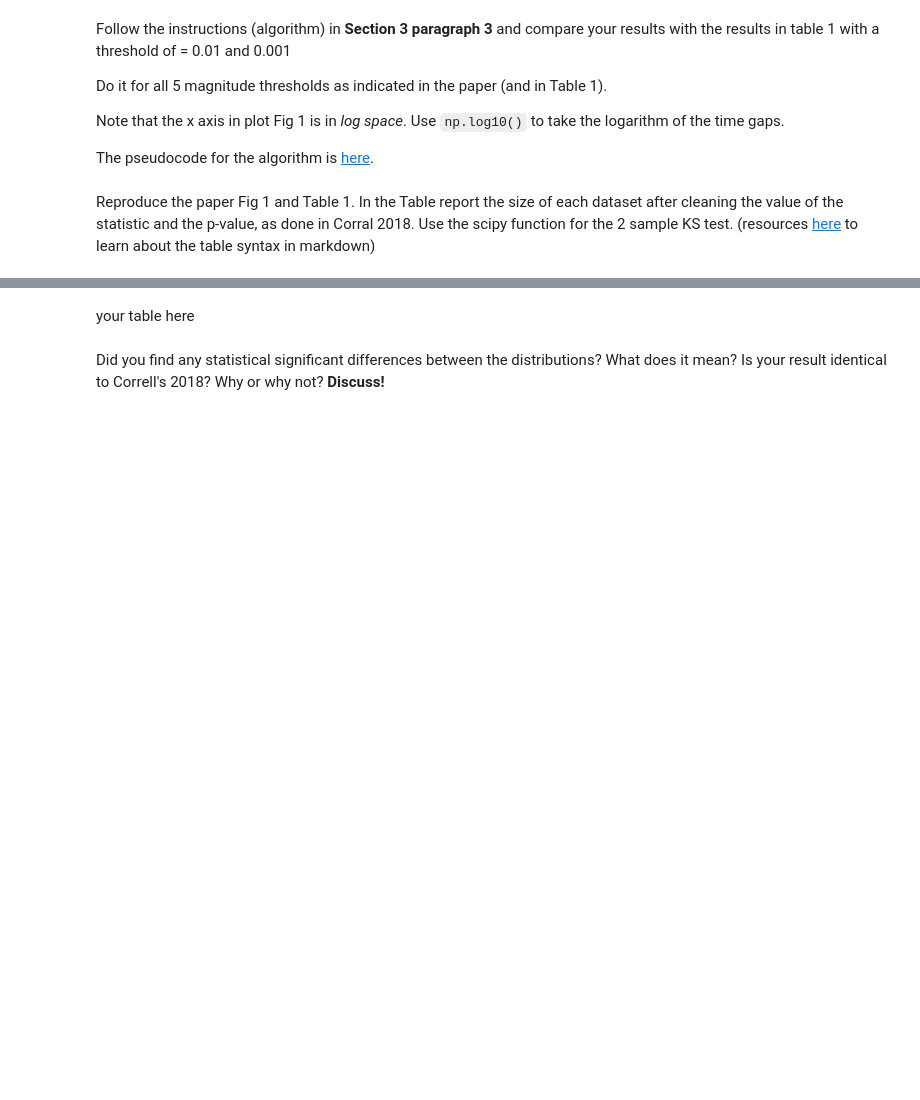
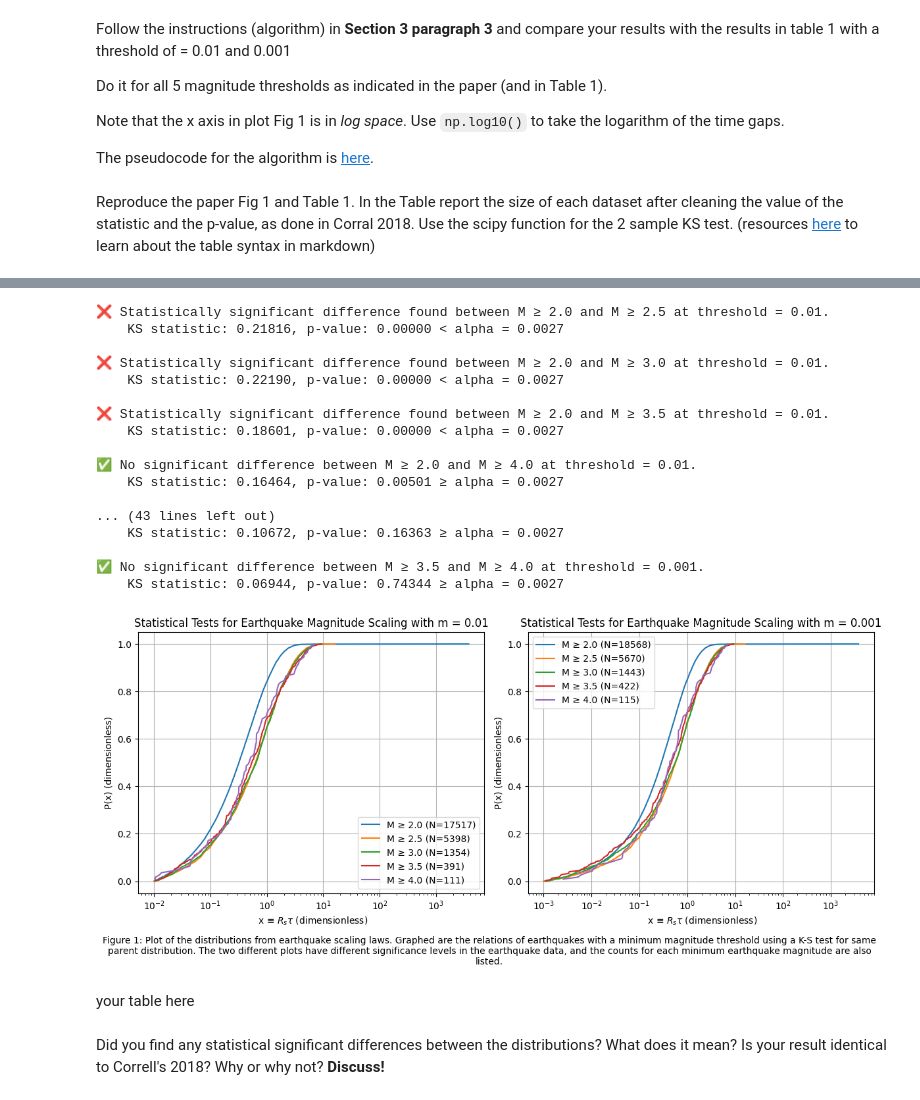
Before and after one commit to Katie-Moses/DSPS_KMoses, a Jupyter notebook: HW4/KMoses_KS_earthquakes.ipynb, the cells around one changed output, grey strips where cells are left out. Saved outputs shown, nothing was run; the diff lists cells and outputs as text; code cells hidden in the pictures; blank space fills up the shorter version.

```diff
--- a/HW4/KMoses_KS_earthquakes.ipynb
+++ b/HW4/KMoses_KS_earthquakes.ipynb
@@ -377,20 +377,3 @@
 The pseudocode for the algorithm is [here](https://github.com/fedhere/DSPS_FBianco/blob/master/HW3/Corral2018pseudocodeKStest.md).
 # %% [markdown]
 Reproduce the paper Fig 1 and Table 1. In the Table report the size of each dataset after cleaning the value of the statistic and the p-value, as done in Corral 2018. Use the scipy function for the 2 sample KS test. (resources [here](https://colab.research.google.com/notebooks/markdown_guide.ipynb#scrollTo=70pYkR9LiOV0) to learn about the table syntax in markdown)
-# %%
-eqGoodData["log_datetime"] = np.log10(eqGoodData["datetime"].view("int64"));
-
-Mk = eqGoodData[eqGoodData["mag"]>=2.0]
-Ml = eqGoodData[eqGoodData["mag"]>=2.5]
-Ml3 = eqGoodData[eqGoodData["mag"]>=3.0]
-
-Rk = 1 / Mk["log_datetime"].mean()
-Rl = 1 / Ml["log_datetime"].mean()
-Rl3 = 1 / Ml3["log_datetime"].mean()
-
-X_Mk = Rk * Mk["log_datetime"]
-X_Ml = Rl * Ml["log_datetime"]
-X_Ml3 = Rl3 * Ml3["log_datetime"]
-
-print(sp.stats.ks_2samp(X_Mk,X_Ml))
-print(sp.stats.ks_2samp(X_Mk,X_Ml3))
@@ -397,3 +560,25 @@ print(sp.stats.ks_2samp(X_Mk,X_Ml3))
+# %%
+Mks = [2.0, 2.5, 3.0, 3.5, 4.0]
+test_and_plot_scaling(eqGoodData, Mks);
+# %% [output]
+❌ Statistically significant difference found between M ≥ 2.0 and M ≥ 2.5 at threshold = 0.01.
+    KS statistic: 0.21816, p-value: 0.00000 < alpha = 0.0027
+
+❌ Statistically significant difference found between M ≥ 2.0 and M ≥ 3.0 at threshold = 0.01.
+    KS statistic: 0.22190, p-value: 0.00000 < alpha = 0.0027
+
+❌ Statistically significant difference found between M ≥ 2.0 and M ≥ 3.5 at threshold = 0.01.
+    KS statistic: 0.18601, p-value: 0.00000 < alpha = 0.0027
+
+✅ No significant difference between M ≥ 2.0 and M ≥ 4.0 at threshold = 0.01.
+    KS statistic: 0.16464, p-value: 0.00501 ≥ alpha = 0.0027
+
+... (43 lines left out)
+    KS statistic: 0.10672, p-value: 0.16363 ≥ alpha = 0.0027
+
+✅ No significant difference between M ≥ 3.5 and M ≥ 4.0 at threshold = 0.001.
+    KS statistic: 0.06944, p-value: 0.74344 ≥ alpha = 0.0027
+[figure, added]
 # %% [markdown]
 your table here
 # %% [markdown]
```
Also changed, not shown: parts of 3 cells of this notebook.
